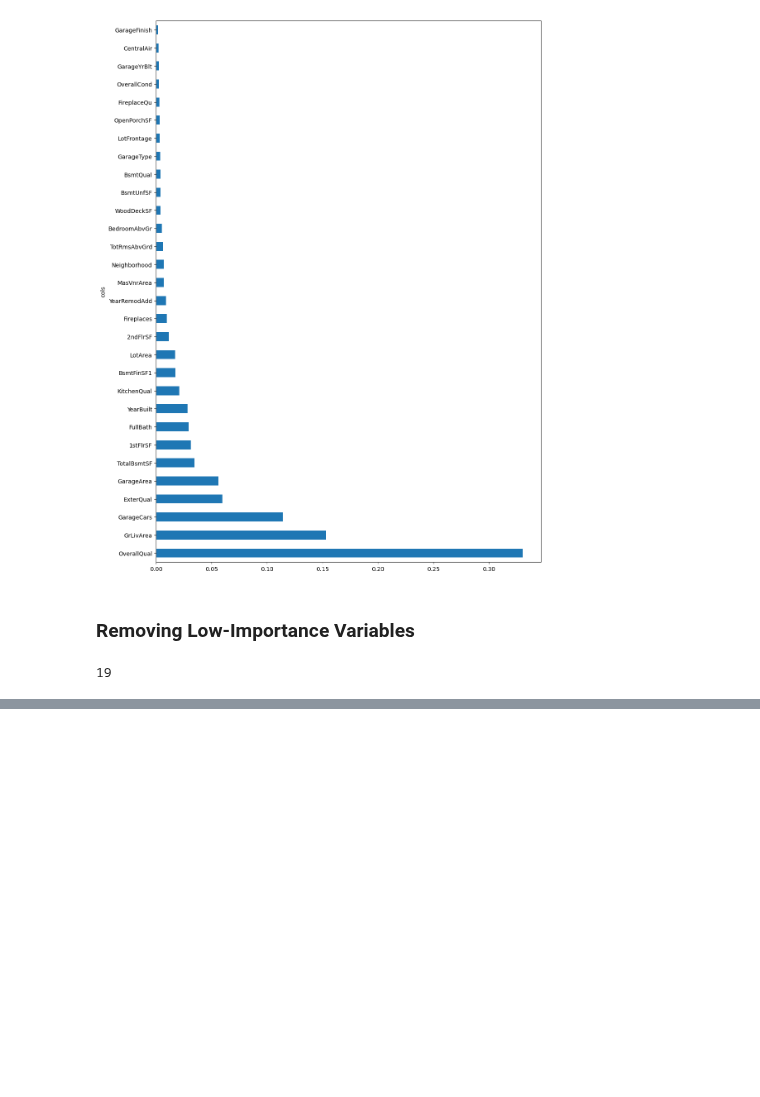
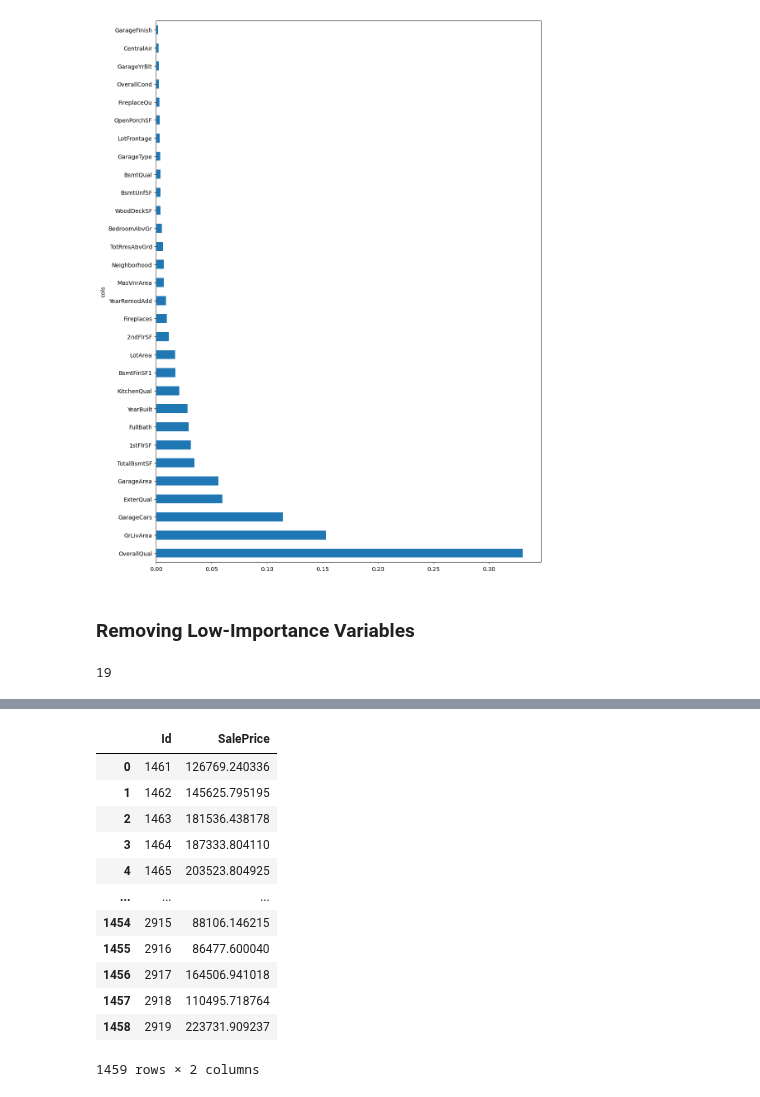
Before and after one commit to pangda0xff/fastbook, a Jupyter notebook: mywork/House Prices Prediction.ipynb, the cells around one changed output, grey strips where cells are left out. Cells and saved outputs as stored; diff of their text form; code cells hidden in the pictures; blank space fills up the shorter version.

```diff
--- a/mywork/House Prices Prediction.ipynb
+++ b/mywork/House Prices Prediction.ipynb
@@ -210,0 +236,21 @@ KeyError: "None of [Index(['OverallQual', 'GrLivArea', 'GarageCars', 'ExterQual'
+# %%
+prices = m_i.predict(test_df[to_keep])
+result = pd.DataFrame({
+    'Id': ids,
+    'SalePrice': prices
+})
+result
+# %% [output]
+|  | Id | SalePrice |
+| 0 | 1461 | 126769.240336 |
+| 1 | 1462 | 145625.795195 |
+| 2 | 1463 | 181536.438178 |
+| 3 | 1464 | 187333.804110 |
+| 4 | 1465 | 203523.804925 |
+| ... | ... | ... |
+| 1454 | 2915 | 88106.146215 |
+| 1455 | 2916 | 86477.600040 |
+| 1456 | 2917 | 164506.941018 |
+| 1457 | 2918 | 110495.718764 |
+| 1458 | 2919 | 223731.909237 |
+1459 rows × 2 columns
```
Also changed, not shown: parts of 14 cells of this notebook, 1 other file.
